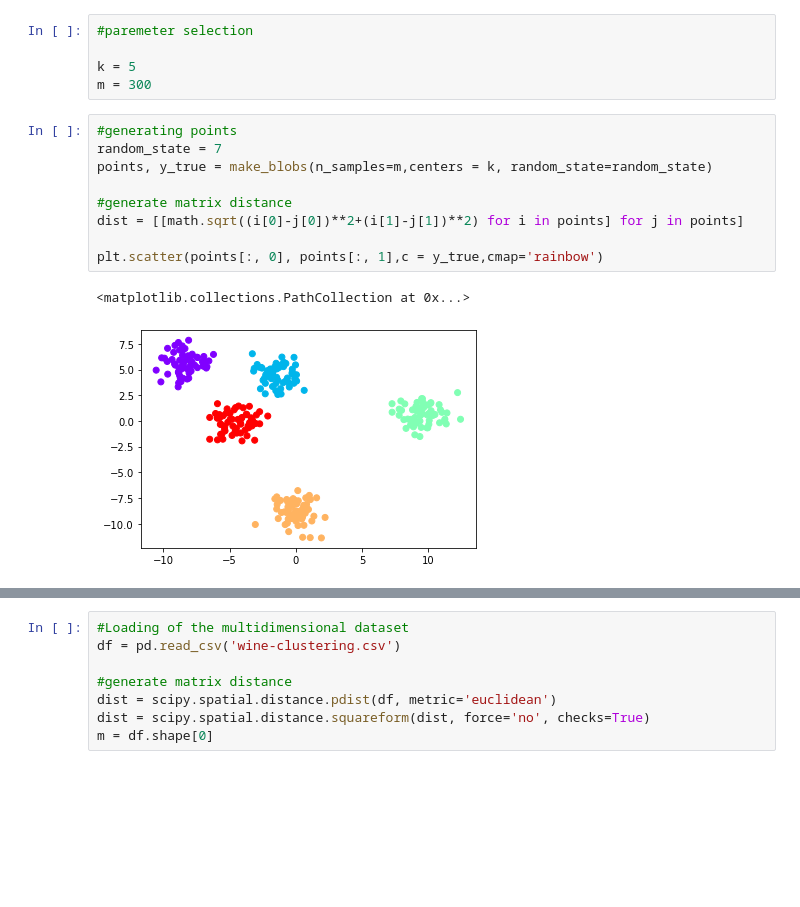
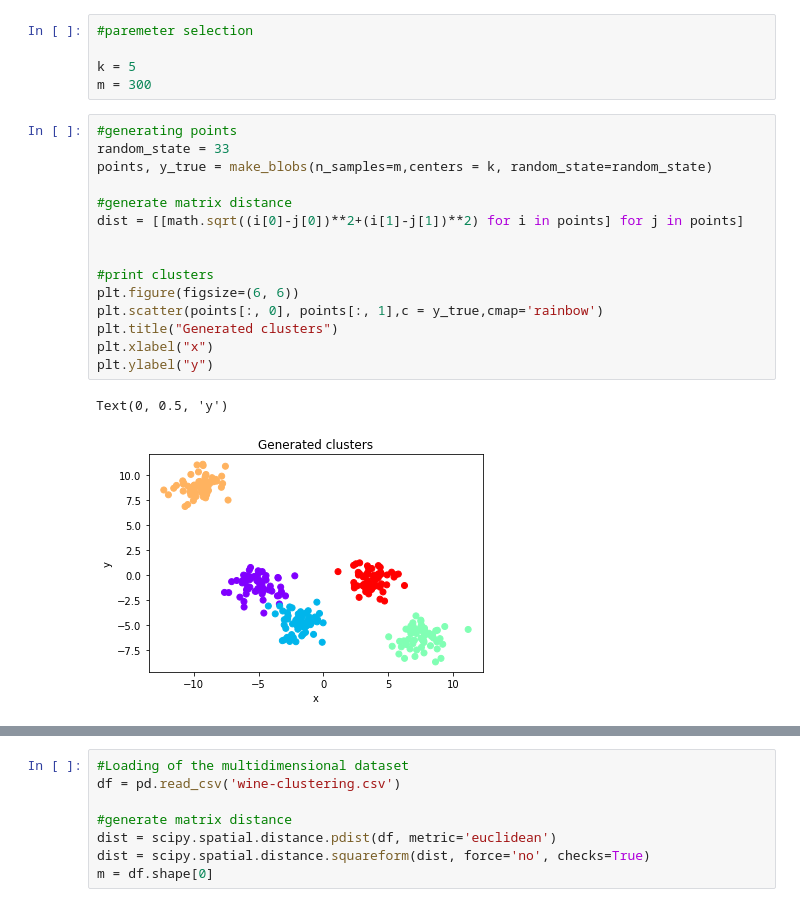
Before and after one commit to PolGonzalez/Kclusters, a Jupyter notebook: Main.ipynb, the cells around one changed output, grey strips where cells are left out. Saved outputs shown, nothing was run; the diff lists cells and outputs as text; blank space fills up the shorter version.

```diff
--- a/Main.ipynb
+++ b/Main.ipynb
@@ -71,16 +71,22 @@ k = 5
 m = 300
 # %%
 #generating points
-random_state = 7
+random_state = 33
 points, y_true = make_blobs(n_samples=m,centers = k, random_state=random_state)
 
 #generate matrix distance
 dist = [[math.sqrt((i[0]-j[0])**2+(i[1]-j[1])**2) for i in points] for j in points]
 
+
+#print clusters
+plt.figure(figsize=(6, 6))
 plt.scatter(points[:, 0], points[:, 1],c = y_true,cmap='rainbow')
+plt.title("Generated clusters")
+plt.xlabel("x")
+plt.ylabel("y")
 # %% [output]
-<matplotlib.collections.PathCollection at 0x...>
+Text(0, 0.5, 'y')
-[figure, old version]
+[figure, new version]
 # %%
 #Kmeans solution
 random_state = 170
```
Also changed, not shown: parts of 5 cells of this notebook, 4 other files.
